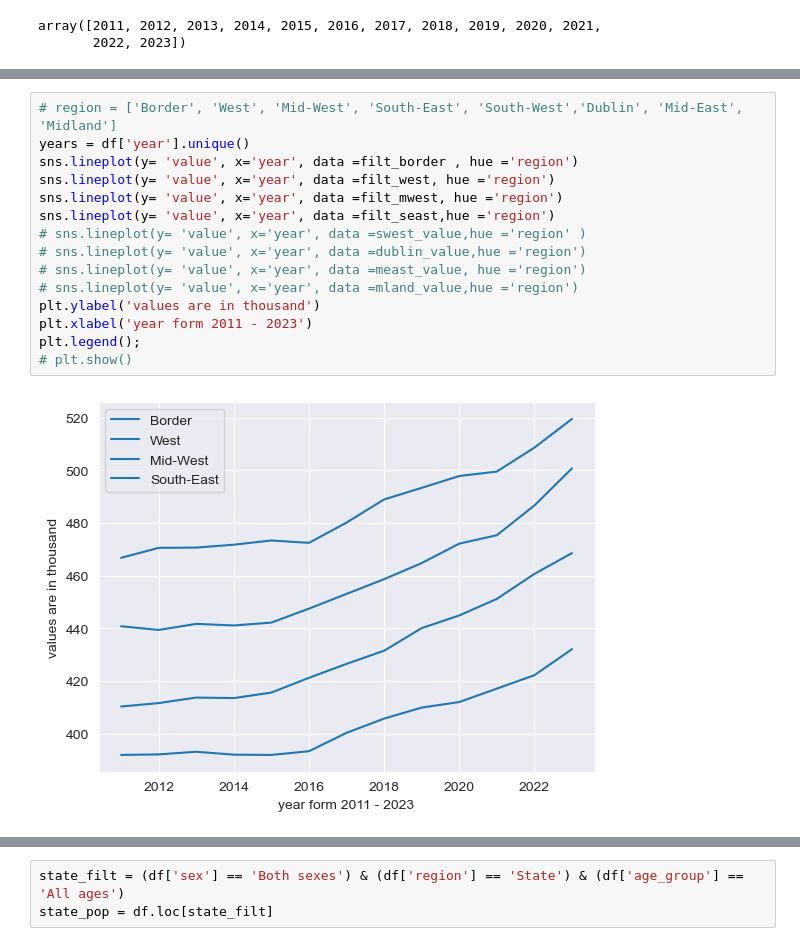
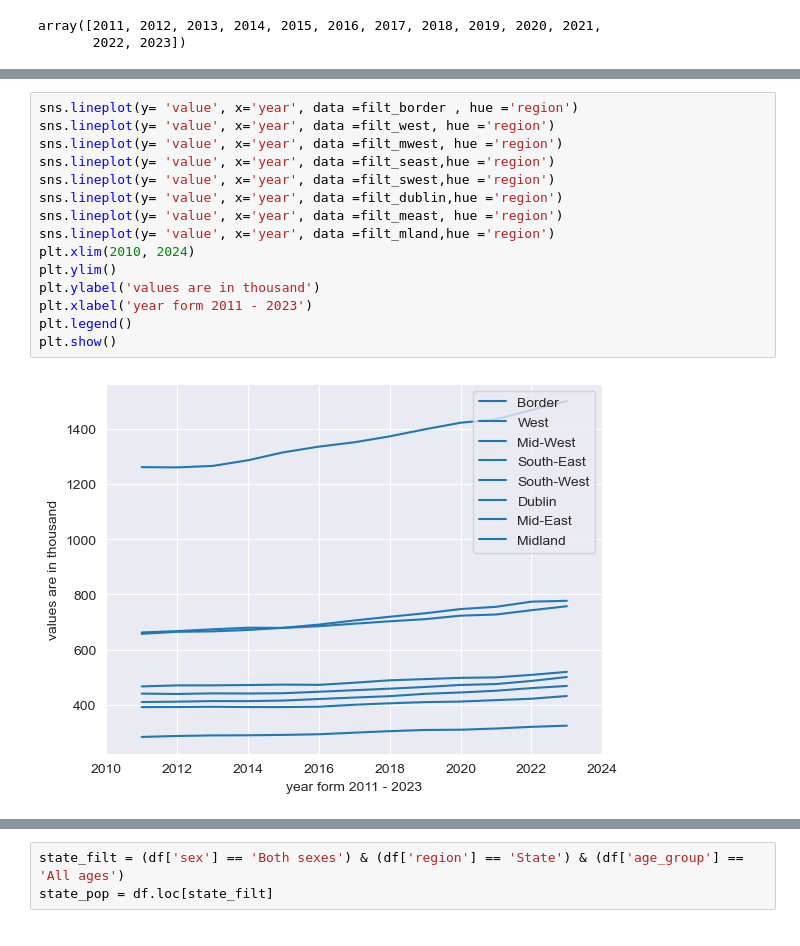
Before and after one commit to shyamghan17/Assignments, a Jupyter notebook: Population_dataset.ipynb, the cells around one changed output, grey strips where cells are left out. Drawn from its saved outputs; the diff is of its cells as text.

```diff
--- a/Population_dataset.ipynb
+++ b/Population_dataset.ipynb
@@ -155,17 +108,17 @@ total_pop
 # %%
-# region = ['Border', 'West', 'Mid-West', 'South-East', 'South-West','Dublin', 'Mid-East', 'Midland']
-years = df['year'].unique()
 sns.lineplot(y= 'value', x='year', data =filt_border , hue ='region')
 sns.lineplot(y= 'value', x='year', data =filt_west, hue ='region')
 sns.lineplot(y= 'value', x='year', data =filt_mwest, hue ='region')
 sns.lineplot(y= 'value', x='year', data =filt_seast,hue ='region')
-# sns.lineplot(y= 'value', x='year', data =swest_value,hue ='region' )
-# sns.lineplot(y= 'value', x='year', data =dublin_value,hue ='region')
-# sns.lineplot(y= 'value', x='year', data =meast_value, hue ='region')
-# sns.lineplot(y= 'value', x='year', data =mland_value,hue ='region')
+sns.lineplot(y= 'value', x='year', data =filt_swest,hue ='region')
+sns.lineplot(y= 'value', x='year', data =filt_dublin,hue ='region')
+sns.lineplot(y= 'value', x='year', data =filt_meast, hue ='region')
+sns.lineplot(y= 'value', x='year', data =filt_mland,hue ='region')
+plt.xlim(2010, 2024)
+plt.ylim()
 plt.ylabel('values are in thousand')
 plt.xlabel('year form 2011 - 2023')
-plt.legend();
-# plt.show()
+plt.legend()
+plt.show()
 # %% [output]
-[figure, old version]
+[figure, new version]
```
Also changed, not shown: parts of 13 cells of this notebook, 1 other file.
